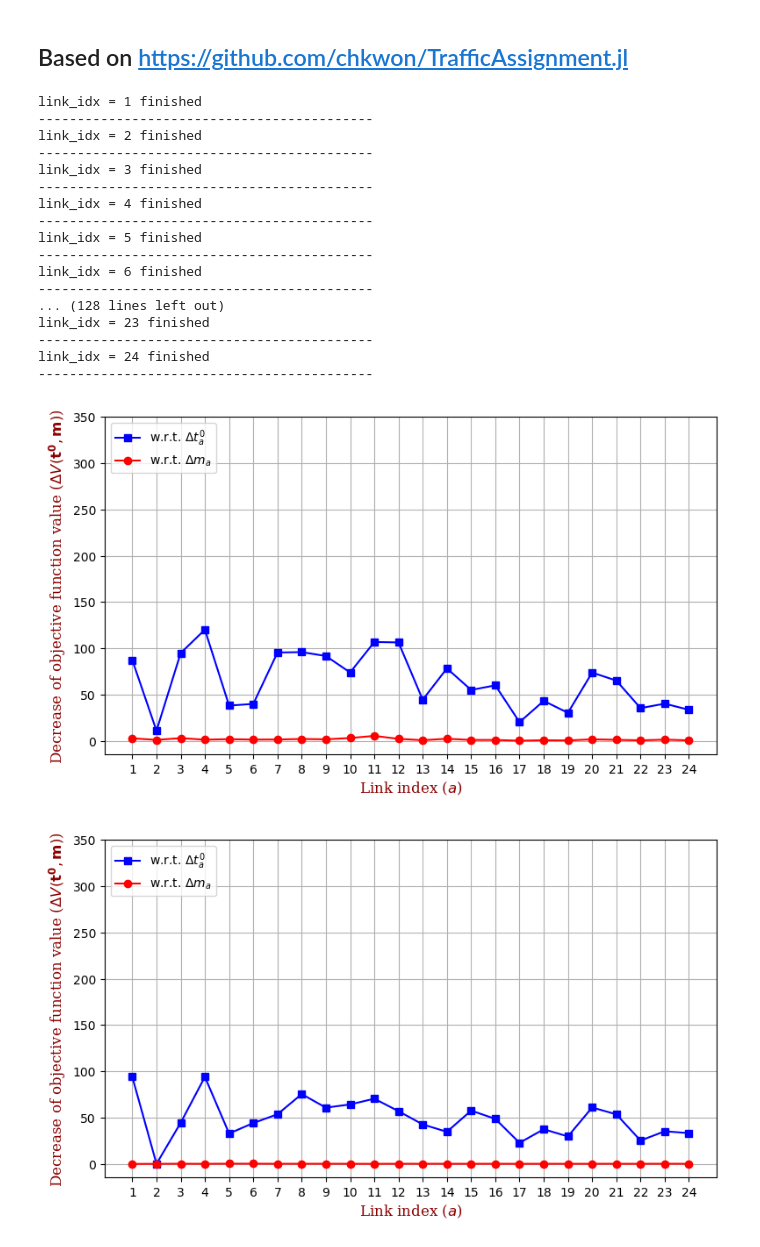
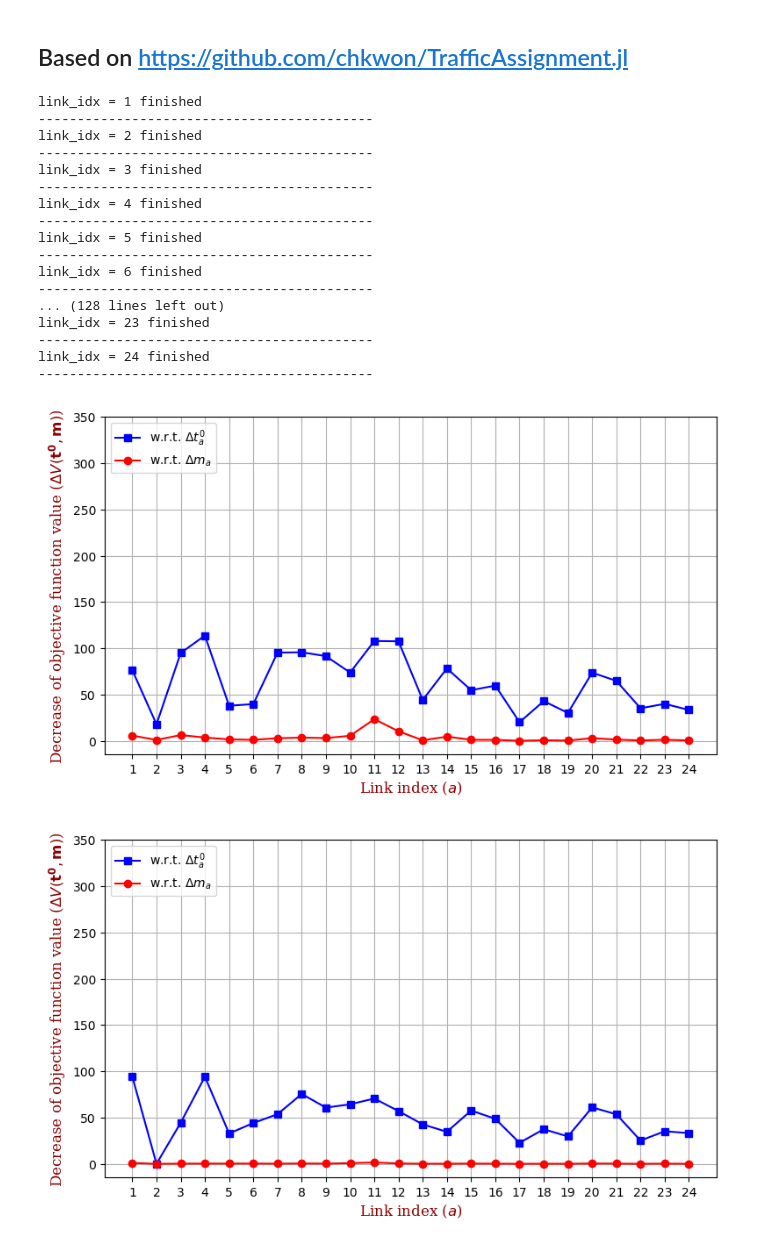
Before and after one commit to salomonw/Price_of_Anarchy_for_Transportation_Networks, a Jupyter notebook: 04. sensitivity_analysis_Finite_Difference_Approximation.ipynb, the cells around one changed output. Drawn from its saved outputs; the diff is of its cells as text; code cells hidden in the pictures.

```diff
--- a/04. sensitivity_analysis_Finite_Difference_Approximation.ipynb
+++ b/04. sensitivity_analysis_Finite_Difference_Approximation.ipynb
@@ -61,7 +61,7 @@ for instance1 in instances_
 
 
     #fcoeffs = coeffs_dict_Jan_AM_["(8,0.5,10000.0,1)"]
-    fcoeffs = coeffs_dict_Jan_AM_["(7, 2.5, 100.0, 1)"]
+    fcoeffs = coeffs_dict_Jan_AM_["(5, 1.5, 1000.0, 1)"]
 
     ta_data = load_ta_network_(out_dir, files_ID, month_w, instance1)
 
@@ -222,32 +222,32 @@ for instance1 in instances_
     grid("on")
     # xlim(-0.1, 1.05);
     ylim(-15, 350);
 
     xticks(1:24)
 
     font1 = Dict("family"=>"serif","color"=>"darkred","weight"=>"normal","size"=>12)
     xlabel(L"Link index ($a$)", fontdict=font1)
     ylabel(L"Decrease of objective function value ($\Delta V\left( {{\bf{t}^0},\bf{m}} \right)$)", fontdict=font1)
 
     savefig(out_dir * "sensiTC_" * month_w * "_" * instance1 * ".pdf")
 end
 # %% [output]
 link_idx = 1 finished
 -------------------------------------------
 link_idx = 2 finished
 -------------------------------------------
 link_idx = 3 finished
 -------------------------------------------
 link_idx = 4 finished
 -------------------------------------------
 link_idx = 5 finished
 -------------------------------------------
 link_idx = 6 finished
 -------------------------------------------
 ... (128 lines left out)
 link_idx = 23 finished
 -------------------------------------------
 link_idx = 24 finished
 -------------------------------------------
-[figure, old version]
+[figure, new version]
 [figure]
```
Also changed, not shown: parts of 1 cell of this notebook, 19 other files.
